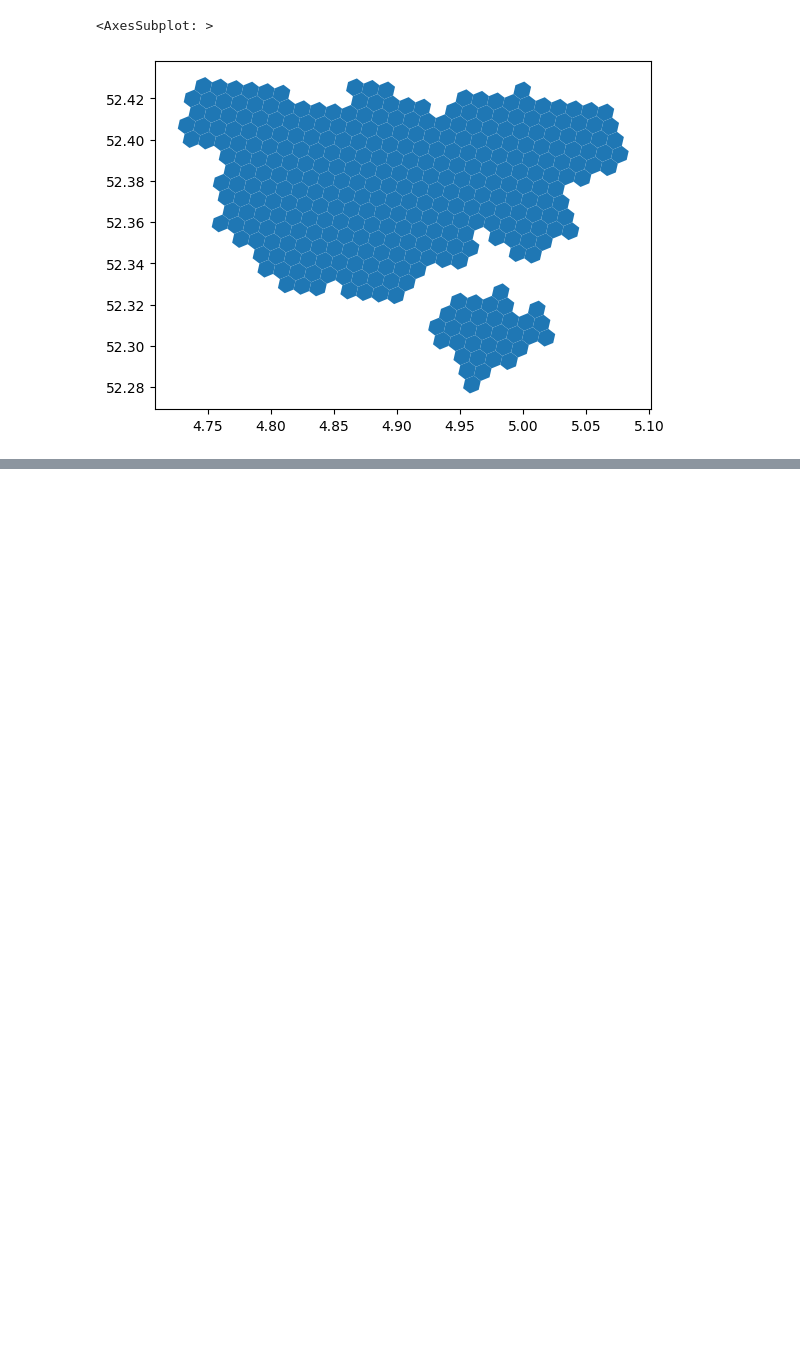
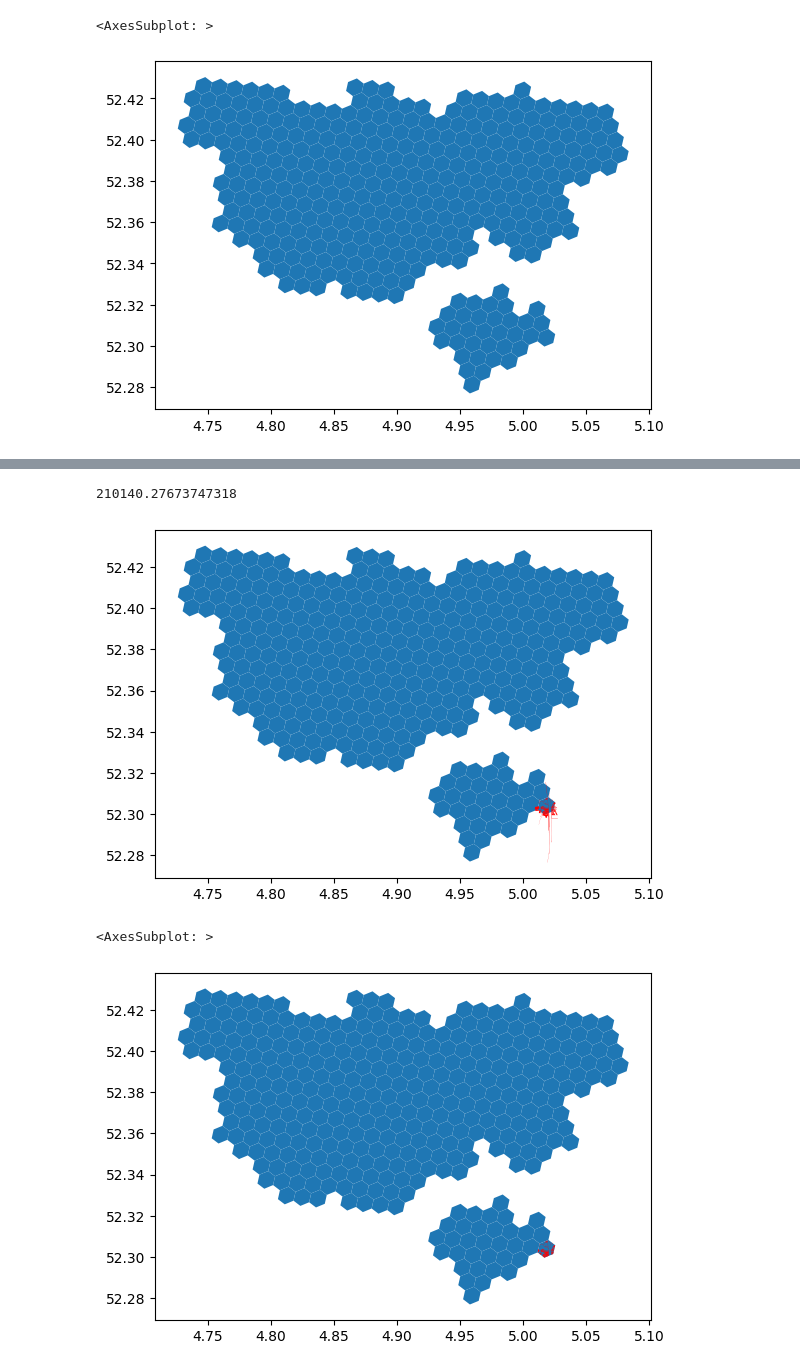
Before and after one commit to juliamorka/bike-paths-analysis, a Jupyter notebook: dev.ipynb, the cells around one changed output, grey strips where cells are left out. Drawn from its saved outputs; the diff is of its cells as text; code cells hidden in the pictures; blank space fills up the shorter version.

```diff
--- a/dev.ipynb
+++ b/dev.ipynb
@@ -52,0 +248,18 @@ amsterdam_gdf.h3.polyfill_resample(resolution).plot()
+# %%
+xd["geometry"].clip(polygons.iloc[3]["geometry"]).to_crs(28992).area.sum()
+# %% [output]
+210140.27673747318
+# %%
+_, ax = plt.subplots(1,1)
+polygons["geometry"].plot(ax=ax, zorder=1)
+xd.plot(ax=ax,  color="red", zorder=2)
+plt.show()
+
+_, ax = plt.subplots(1,1)
+polygons["geometry"].plot(ax=ax, zorder=1)
+# xd.plot(ax=ax,  color="red", zorder=2)
+xd["geometry"].clip(polygons.iloc[3]["geometry"]).plot(ax=ax,  color="red", zorder=2)
+# %% [output]
+[figure, added]
+<AxesSubplot: >
+[figure, added]
```
Also changed, not shown: parts of 34 cells of this notebook.
